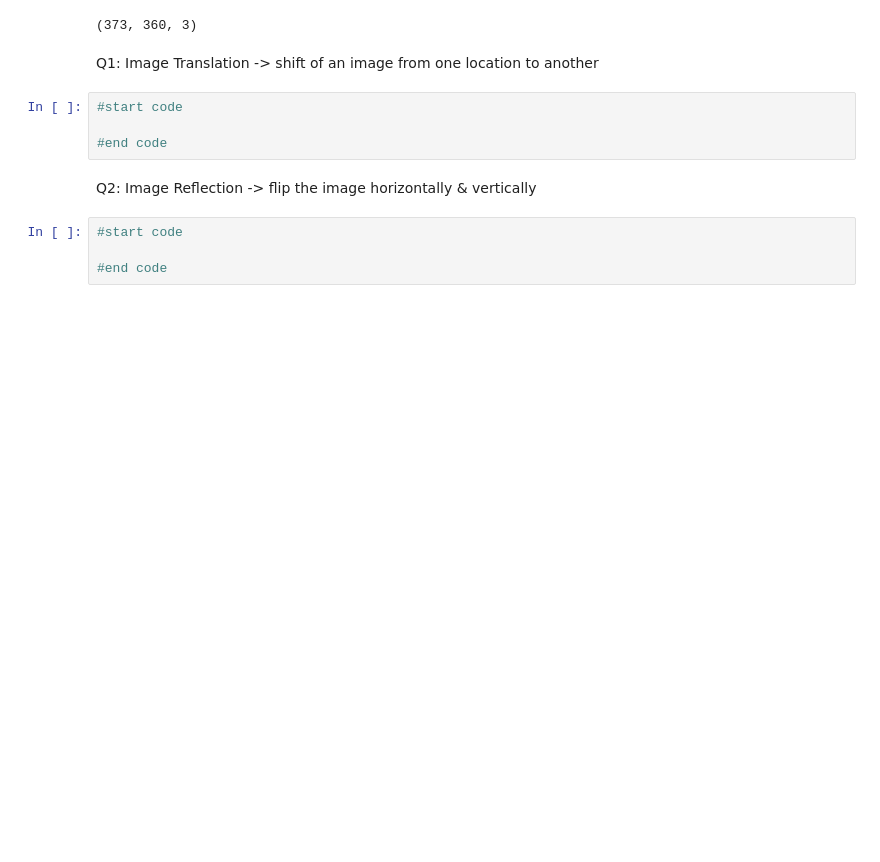
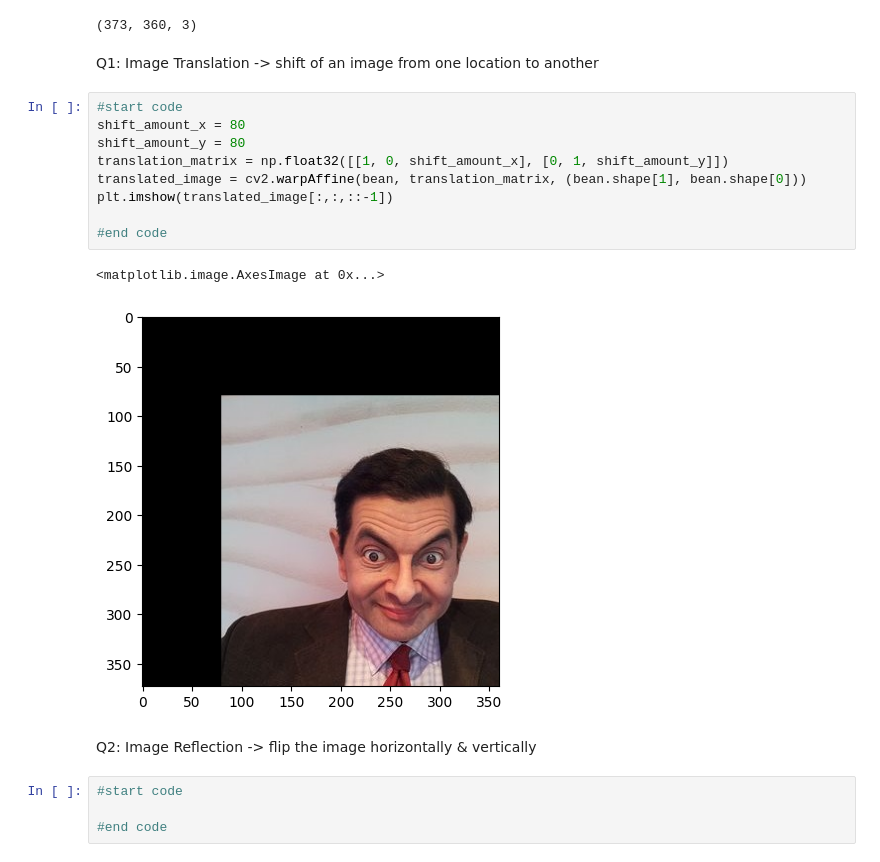
Before and after one commit to ramajaradat/image-preprocessing, a Jupyter notebook: task1.ipynb, the cells around one changed output. Saved outputs shown, nothing was run; the diff lists cells and outputs as text; blank space fills up the shorter version.

```diff
--- a/task1.ipynb
+++ b/task1.ipynb
@@ -18,10 +19,18 @@ bean.shape
 (373, 360, 3)
 # %% [markdown]
 Q1: Image Translation -> shift of an image from one location to another
-# %%
-#start code
-
-#end code
+# %%
+#start code
+shift_amount_x = 80
+shift_amount_y = 80
+translation_matrix = np.float32([[1, 0, shift_amount_x], [0, 1, shift_amount_y]])
+translated_image = cv2.warpAffine(bean, translation_matrix, (bean.shape[1], bean.shape[0]))
+plt.imshow(translated_image[:,:,::-1])
+
+#end code
+# %% [output]
+<matplotlib.image.AxesImage at 0x...>
+[figure, added]
 # %% [markdown]
 Q2: Image Reflection -> flip the image horizontally & vertically
 # %%
```
Also changed, not shown: parts of 1 cell of this notebook, 1 other file.
